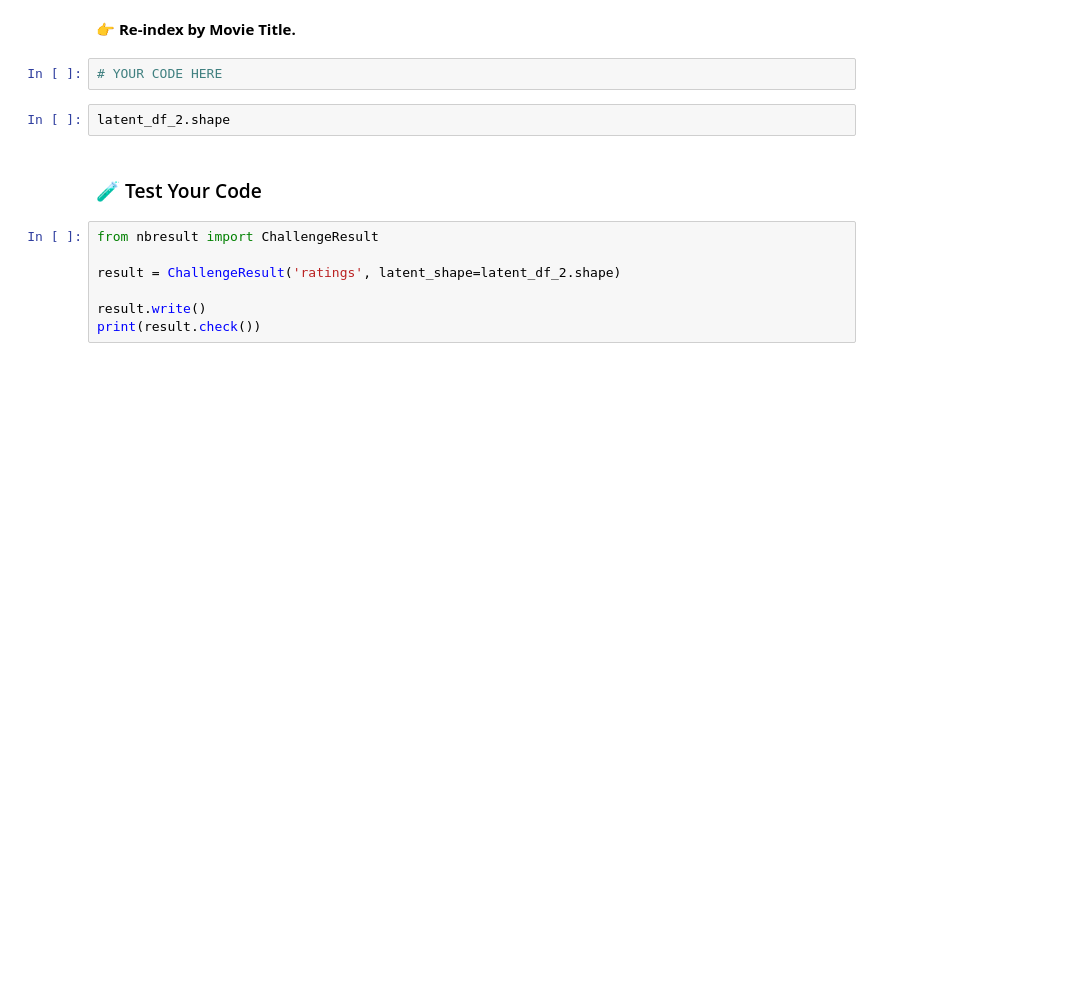
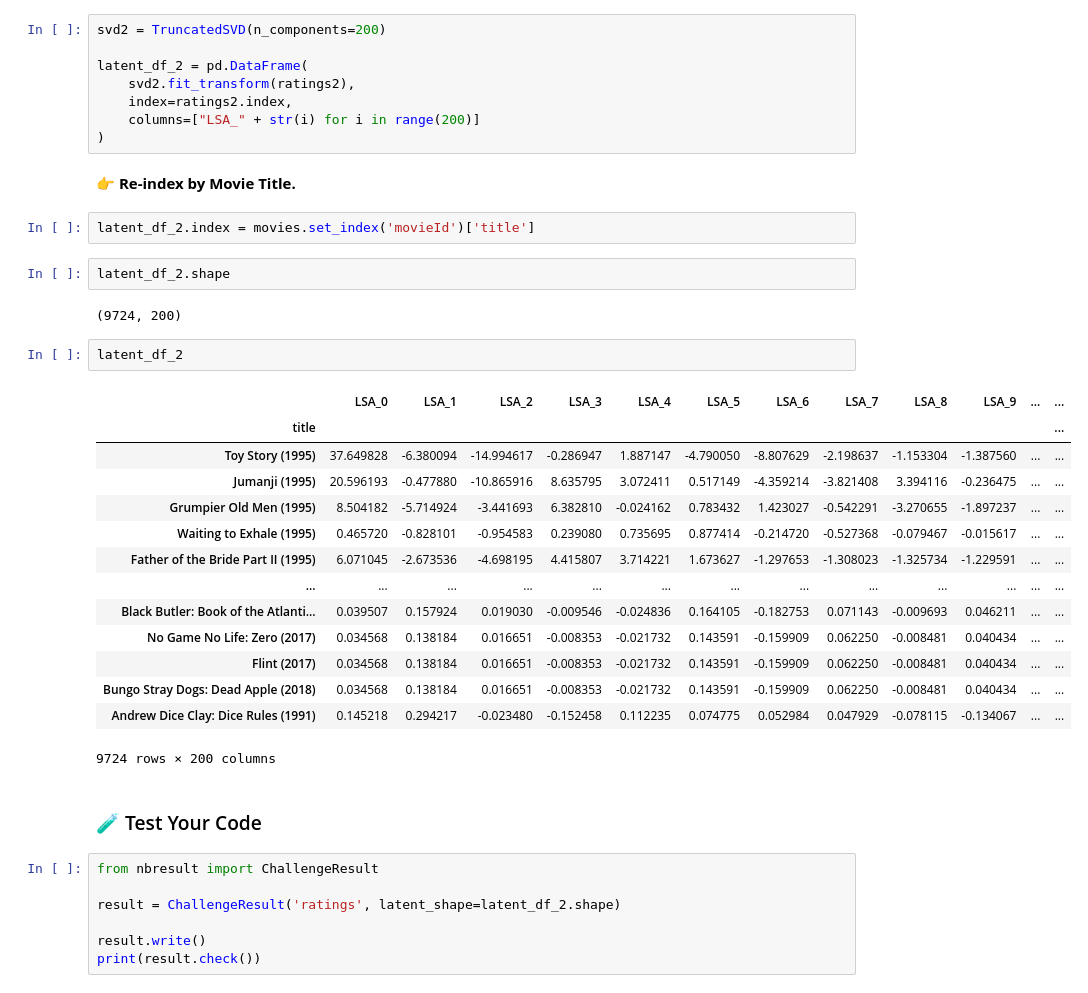
Before and after one commit to itsyeren/data-movie-recommendation, a Jupyter notebook: recommender-system.ipynb, the cells around one changed output. Cells and saved outputs as stored; diff of their text form; blank space fills up the shorter version.

Commit message:
Completed latent matrix

```diff
--- a/recommender-system.ipynb
+++ b/recommender-system.ipynb
@@ -333,9 +341,36 @@ We created a dataset containing user ratings as vectors of length 9724.
+# %%
+svd2 = TruncatedSVD(n_components=200)
+
+latent_df_2 = pd.DataFrame(
+    svd2.fit_transform(ratings2),
+    index=ratings2.index,
+    columns=["LSA_" + str(i) for i in range(200)]
+)
 # %% [markdown]
 **👉 Re-index by Movie Title.**
-# %%
-# YOUR CODE HERE
+# %%
+latent_df_2.index = movies.set_index('movieId')['title']
 # %%
 latent_df_2.shape
+# %% [output]
+(9724, 200)
+# %%
+latent_df_2
+# %% [output]
+|  | LSA_0 | LSA_1 | LSA_2 | LSA_3 | LSA_4 | LSA_5 | LSA_6 | LSA_7 | LSA_8 | LSA_9 | ... | ... |
+| title |  |  |  |  |  |  |  |  |  |  |  | ... |
+| Toy Story (1995) | 37.649828 | -6.380094 | -14.994617 | -0.286947 | 1.887147 | -4.790050 | -8.807629 | -2.198637 | -1.153304 | -1.387560 | ... | ... |
+| Jumanji (1995) | 20.596193 | -0.477880 | -10.865916 | 8.635795 | 3.072411 | 0.517149 | -4.359214 | -3.821408 | 3.394116 | -0.236475 | ... | ... |
+| Grumpier Old Men (1995) | 8.504182 | -5.714924 | -3.441693 | 6.382810 | -0.024162 | 0.783432 | 1.423027 | -0.542291 | -3.270655 | -1.897237 | ... | ... |
+| Waiting to Exhale (1995) | 0.465720 | -0.828101 | -0.954583 | 0.239080 | 0.735695 | 0.877414 | -0.214720 | -0.527368 | -0.079467 | -0.015617 | ... | ... |
+| Father of the Bride Part II (1995) | 6.071045 | -2.673536 | -4.698195 | 4.415807 | 3.714221 | 1.673627 | -1.297653 | -1.308023 | -1.325734 | -1.229591 | ... | ... |
+| ... | ... | ... | ... | ... | ... | ... | ... | ... | ... | ... | ... | ... |
+| Black Butler: Book of the Atlanti... | 0.039507 | 0.157924 | 0.019030 | -0.009546 | -0.024836 | 0.164105 | -0.182753 | 0.071143 | -0.009693 | 0.046211 | ... | ... |
+| No Game No Life: Zero (2017) | 0.034568 | 0.138184 | 0.016651 | -0.008353 | -0.021732 | 0.143591 | -0.159909 | 0.062250 | -0.008481 | 0.040434 | ... | ... |
+| Flint (2017) | 0.034568 | 0.138184 | 0.016651 | -0.008353 | -0.021732 | 0.143591 | -0.159909 | 0.062250 | -0.008481 | 0.040434 | ... | ... |
+| Bungo Stray Dogs: Dead Apple (2018) | 0.034568 | 0.138184 | 0.016651 | -0.008353 | -0.021732 | 0.143591 | -0.159909 | 0.062250 | -0.008481 | 0.040434 | ... | ... |
+| Andrew Dice Clay: Dice Rules (1991) | 0.145218 | 0.294217 | -0.023480 | -0.152458 | 0.112235 | 0.074775 | 0.052984 | 0.047929 | -0.078115 | -0.134067 | ... | ... |
+9724 rows × 200 columns
 # %% [markdown]
 ### 🧪 Test Your Code
 # %%
```
Also changed, not shown: parts of 3 cells of this notebook, 1 other file.
